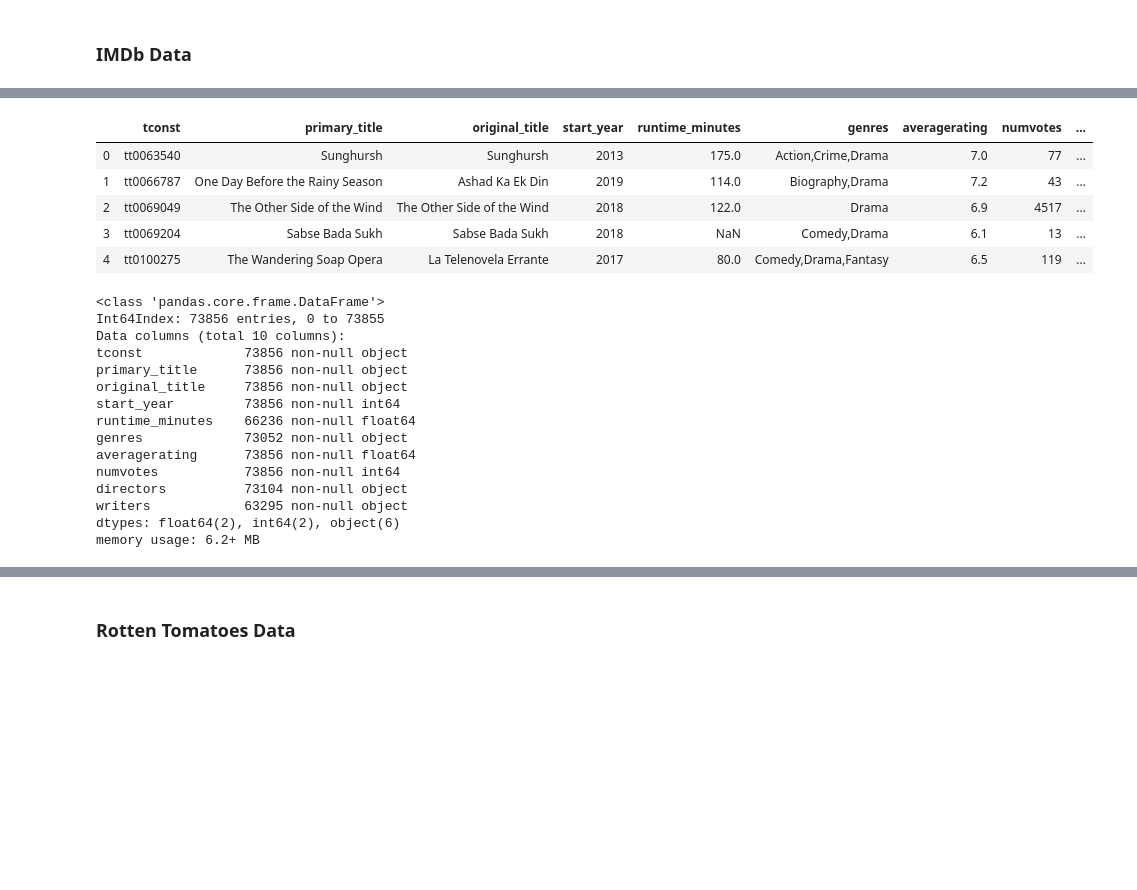
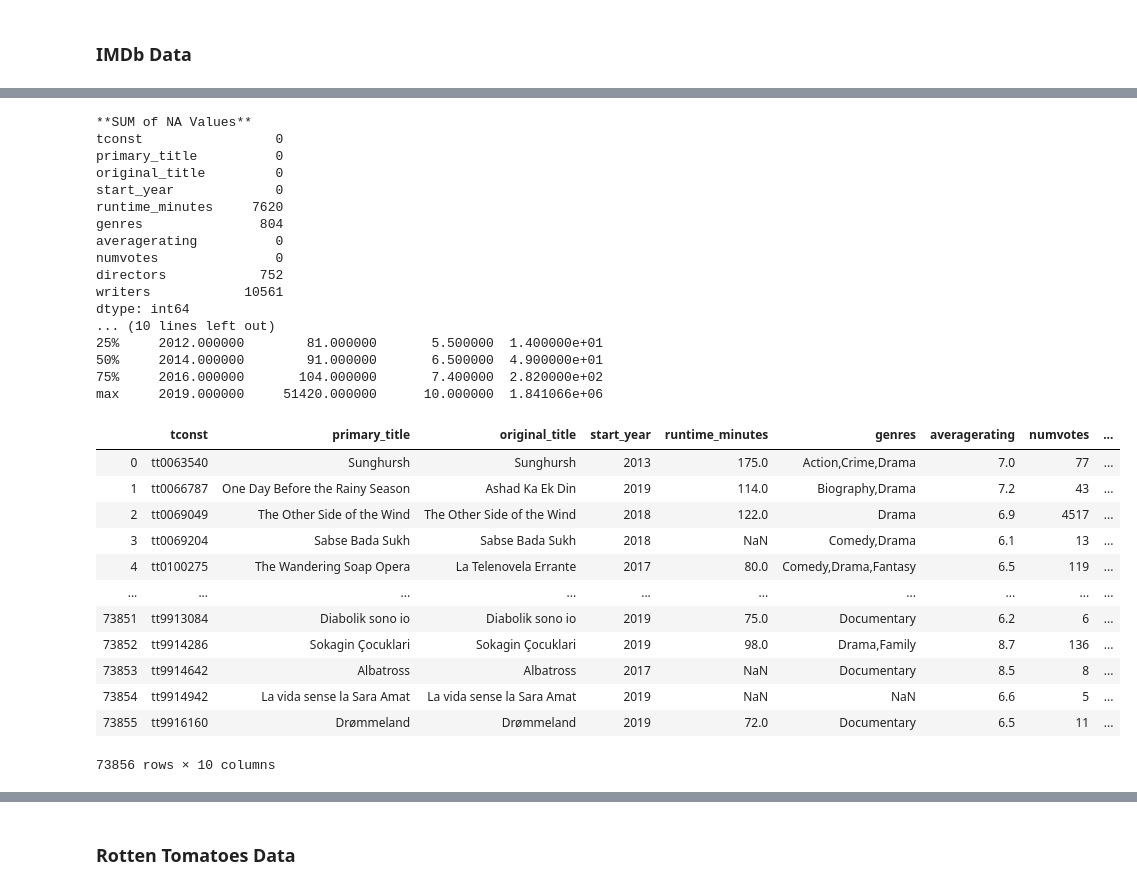
Before and after one commit to cam-benfield/EDA-Project, a Jupyter notebook: student.ipynb, the cells around one changed output, grey strips where cells are left out. Saved outputs shown, nothing was run; the diff lists cells and outputs as text; code cells hidden in the pictures; blank space fills up the shorter version.

```diff
--- a/student.ipynb
+++ b/student.ipynb
@@ -89,0 +81,13 @@ def column_type_changer(column, df):
+# %%
+def quick_check(df):
+    """Returns dataframe, unchanged, but prints vitals of dataframe
+       Args:
+           df: Dataframe for evaluation"""
+
+    print("**SUM of NA Values**")
+    print(df.isna().sum())
+    print("**Duplicated Rows**")
+    print(df[df.duplicated()])
+    print("**Dataframe Statistics:**")
+    print(df.describe())
+    return(df)
@@ -135,5 +194,7 @@ In order to better utilize this data, the ratings dataframe will be merged with
 
 **While this does remove some lines from the data, as the client is clearly attempting to determine what the best option is to enter the film business, requiring ratings seems to be a good choice.**
 # %%
-im_crew_df.head() # Quick preview of crew dataframe
+# Quick preview of crew dataframe
+quick_check(im_crew_df)
+im_crew_df.set_index('tconst')
 # %% [output]
@@ -154,0 +232,5 @@ im_ratings_df.head() # Quick preview of ratings dataframe
+# %%
+# Checking for NA values, none found, no cleaning necessary
+quick_check(im_ratings_df)
+im_ratings_df.head() # Quick preview of ratings dataframe
+im_ratings_df.set_index('tconst')
@@ -155,29 +305,39 @@ im_ratings_df.head() # Quick preview of ratings dataframe
 # %%
+# Merging ratings and crew dataframes
 im_basics_df = pd.merge(im_basics_df, im_ratings_df, on='tconst')
 im_basics_df = pd.merge(im_basics_df, im_crew_df, on='tconst')
-im_basics_df.head()
+# Setting index to tconst
+im_basics_df.set_index('tconst')
+# Quickly check dataframe for duplicates and null values:
+quick_check(im_basics_df)
 # %% [output]
+**SUM of NA Values**
+tconst                 0
+primary_title          0
+original_title         0
+start_year             0
+runtime_minutes     7620
+genres               804
+averagerating          0
+numvotes               0
+directors            752
+writers            10561
+dtype: int64
+... (10 lines left out)
+25%     2012.000000        81.000000       5.500000  1.400000e+01
+50%     2014.000000        91.000000       6.500000  4.900000e+01
+75%     2016.000000       104.000000       7.400000  2.820000e+02
+max     2019.000000     51420.000000      10.000000  1.841066e+06
 |  | tconst | primary_title | original_title | start_year | runtime_minutes | genres | averagerating | numvotes | ... |
 | 0 | tt0063540 | Sunghursh | Sunghursh | 2013 | 175.0 | Action,Crime,Drama | 7.0 | 77 | ... |
 | 1 | tt0066787 | One Day Before the Rainy Season | Ashad Ka Ek Din | 2019 | 114.0 | Biography,Drama | 7.2 | 43 | ... |
 | 2 | tt0069049 | The Other Side of the Wind | The Other Side of the Wind | 2018 | 122.0 | Drama | 6.9 | 4517 | ... |
 | 3 | tt0069204 | Sabse Bada Sukh | Sabse Bada Sukh | 2018 | NaN | Comedy,Drama | 6.1 | 13 | ... |
 | 4 | tt0100275 | The Wandering Soap Opera | La Telenovela Errante | 2017 | 80.0 | Comedy,Drama,Fantasy | 6.5 | 119 | ... |
+| ... | ... | ... | ... | ... | ... | ... | ... | ... | ... |
+| 73851 | tt9913084 | Diabolik sono io | Diabolik sono io | 2019 | 75.0 | Documentary | 6.2 | 6 | ... |
+| 73852 | tt9914286 | Sokagin Çocuklari | Sokagin Çocuklari | 2019 | 98.0 | Drama,Family | 8.7 | 136 | ... |
+| 73853 | tt9914642 | Albatross | Albatross | 2017 | NaN | Documentary | 8.5 | 8 | ... |
+| 73854 | tt9914942 | La vida sense la Sara Amat | La vida sense la Sara Amat | 2019 | NaN | NaN | 6.6 | 5 | ... |
+| 73855 | tt9916160 | Drømmeland | Drømmeland | 2019 | 72.0 | Documentary | 6.5 | 11 | ... |
+73856 rows × 10 columns
-# %%
-im_basics_df.info()
-# %% [output]
-<class 'pandas.core.frame.DataFrame'>
-Int64Index: 73856 entries, 0 to 73855
-Data columns (total 10 columns):
-tconst             73856 non-null object
-primary_title      73856 non-null object
-original_title     73856 non-null object
-start_year         73856 non-null int64
-runtime_minutes    66236 non-null float64
-genres             73052 non-null object
-averagerating      73856 non-null float64
-numvotes           73856 non-null int64
-directors          73104 non-null object
-writers            63295 non-null object
-dtypes: float64(2), int64(2), object(6)
-memory usage: 6.2+ MB
```
Also changed, not shown: parts of 62 cells of this notebook, 1 other file.
